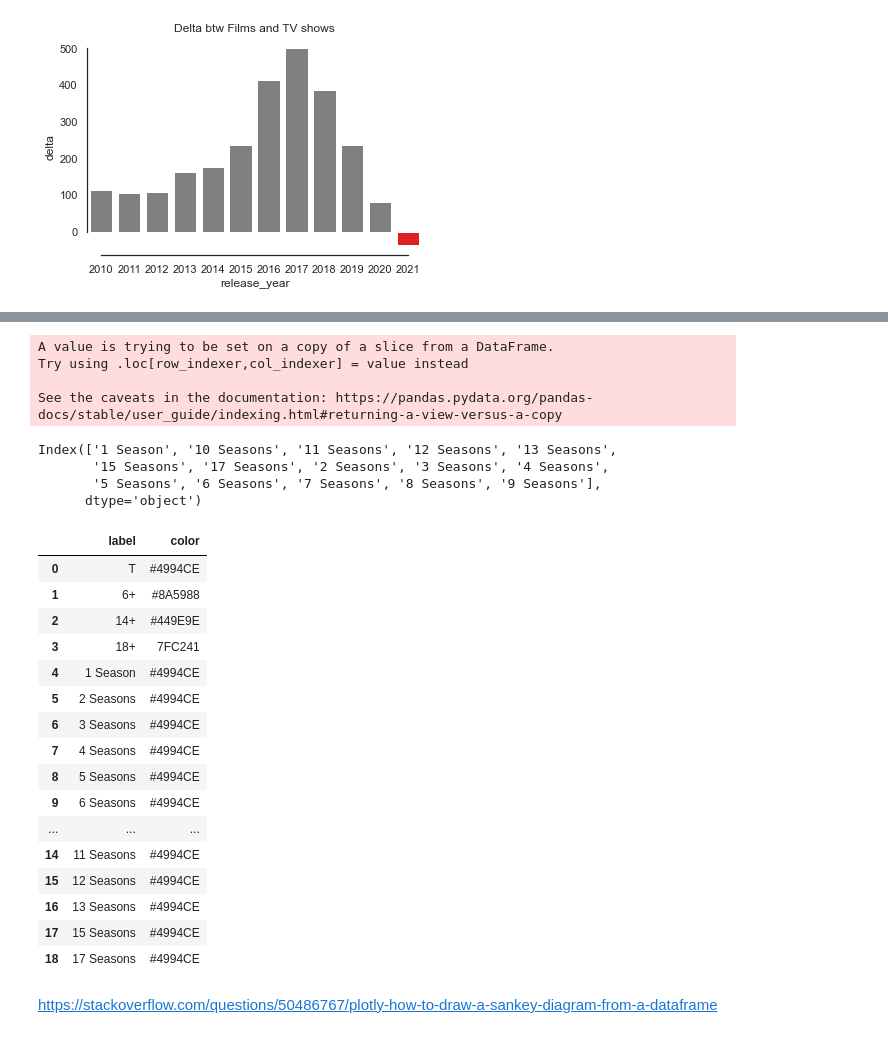
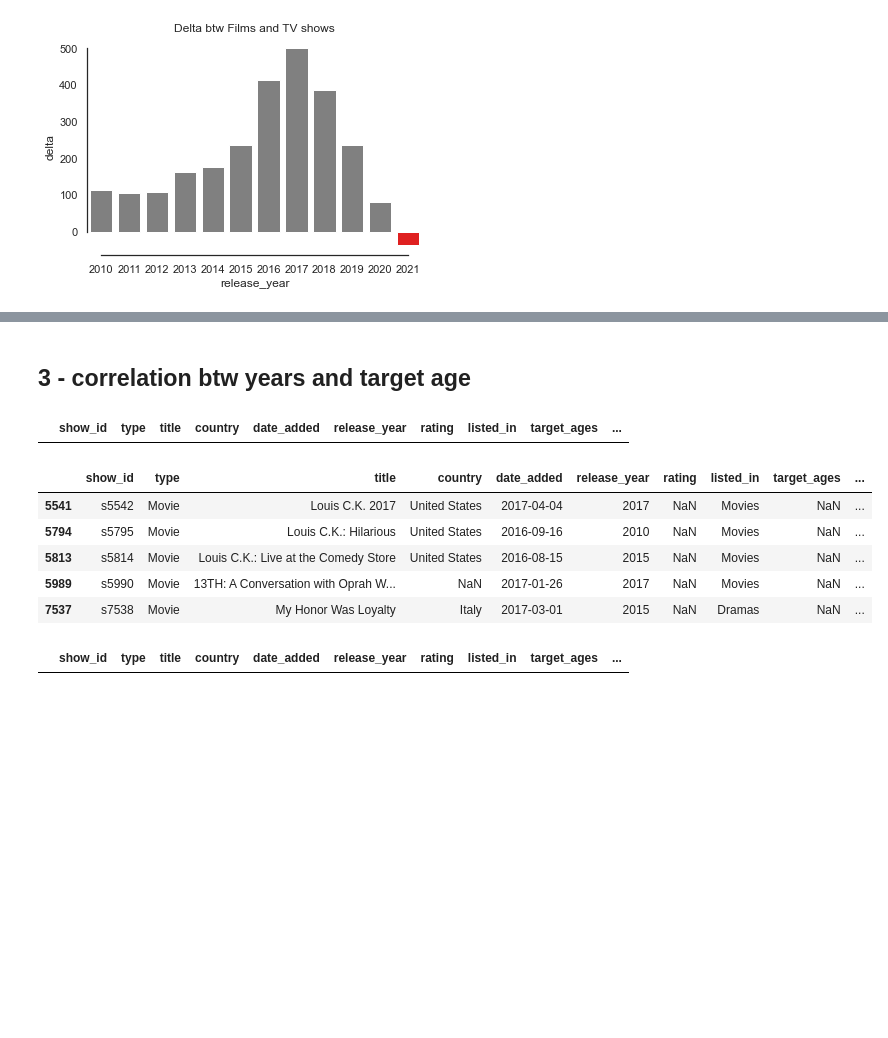
Before and after one commit to Blowdire/DataVisualizationProject, a Jupyter notebook: Progetto/progetto-netflix.ipynb, the cells around one changed output, grey strips where cells are left out. Cells and saved outputs as stored; diff of their text form; code cells hidden in the pictures; blank space fills up the shorter version.

```diff
--- a/Progetto/progetto-netflix.ipynb
+++ b/Progetto/progetto-netflix.ipynb
@@ -659,43 +660,15 @@ netflix_s.head()
-# %%
-netflix_s['duration'] = pd.Categorical(netflix_s['duration'])
-# %% [output]
-A value is trying to be set on a copy of a slice from a DataFrame.
-Try using .loc[row_indexer,col_indexer] = value instead
-
-See the caveats in the documentation: https://pandas.pydata.org/pandas-docs/stable/user_guide/indexing.html#returning-a-view-versus-a-copy
-# %%
-netflix_s['duration'].cat.categories
-# %% [output]
-Index(['1 Season', '10 Seasons', '11 Seasons', '12 Seasons', '13 Seasons',
-       '15 Seasons', '17 Seasons', '2 Seasons', '3 Seasons', '4 Seasons',
-       '5 Seasons', '6 Seasons', '7 Seasons', '8 Seasons', '9 Seasons'],
-      dtype='object')
-# %%
-# construct new node df
-
-dict = {'label':["T", "6+", "14+", "18+", "1 Season", "2 Seasons", "3 Seasons", "4 Seasons", "5 Seasons", "6 Seasons", "7 Seasons", "8 Seasons", "9 Seasons", "10 Seasons", "11 Seasons", "12 Seasons", "13 Seasons", "15 Seasons", "17 Seasons"],
-        'color':["#4994CE", "#8A5988", "#449E9E", "7FC241", "#4994CE", "#4994CE", "#4994CE", "#4994CE", "#4994CE", "#4994CE", "#4994CE", "#4994CE", "#4994CE", "#4994CE", "#4994CE", "#4994CE", "#4994CE", "#4994CE", "#4994CE"]}
-
-df_nodes = pd.DataFrame(dict)
-
-df_nodes
-# %% [output]
-|  | label | color |
-| 0 | T | #4994CE |
-| 1 | 6+ | #8A5988 |
-| 2 | 14+ | #449E9E |
-| 3 | 18+ | 7FC241 |
-| 4 | 1 Season | #4994CE |
-| 5 | 2 Seasons | #4994CE |
-| 6 | 3 Seasons | #4994CE |
-| 7 | 4 Seasons | #4994CE |
-| 8 | 5 Seasons | #4994CE |
-| 9 | 6 Seasons | #4994CE |
-| ... | ... | ... |
-| 14 | 11 Seasons | #4994CE |
-| 15 | 12 Seasons | #4994CE |
-| 16 | 13 Seasons | #4994CE |
-| 17 | 15 Seasons | #4994CE |
-| 18 | 17 Seasons | #4994CE |
-# %% [markdown]
-https://stackoverflow.com/questions/50486767/plotly-how-to-draw-a-sankey-diagram-from-a-dataframe
+# %% [markdown]
+## 3 - correlation btw years and target age
+# %%
+netflix_f[netflix_f['release_year'].isna()]
+# %% [output]
+|  | show_id | type | title | country | date_added | release_year | rating | listed_in | target_ages | ... |
+# %%
+netflix_f[netflix_f['target_ages'].isna()]
+# %% [output]
+|  | show_id | type | title | country | date_added | release_year | rating | listed_in | target_ages | ... |
+| 5541 | s5542 | Movie | Louis C.K. 2017 | United States | 2017-04-04 | 2017 | NaN | Movies | NaN | ... |
+| 5794 | s5795 | Movie | Louis C.K.: Hilarious | United States | 2016-09-16 | 2010 | NaN | Movies | NaN | ... |
+| 5813 | s5814 | Movie | Louis C.K.: Live at the Comedy Store | United States | 2016-08-15 | 2015 | NaN | Movies | NaN | ... |
+| 5989 | s5990 | Movie | 13TH: A Conversation with Oprah W... | NaN | 2017-01-26 | 2017 | NaN | Movies | NaN | ... |
+| 7537 | s7538 | Movie | My Honor Was Loyalty | Italy | 2017-03-01 | 2015 | NaN | Dramas | NaN | ... |
@@ -701,0 +681,4 @@ https://stackoverflow.com/questions/50486767/plotly-how-to-draw-a-sankey-diagram
+# %%
+netflix_f2[netflix_f2['target_ages'].isna()]
+# %% [output]
+|  | show_id | type | title | country | date_added | release_year | rating | listed_in | target_ages | ... |
```
Also changed, not shown: parts of 10 cells of this notebook, 1 other file.
